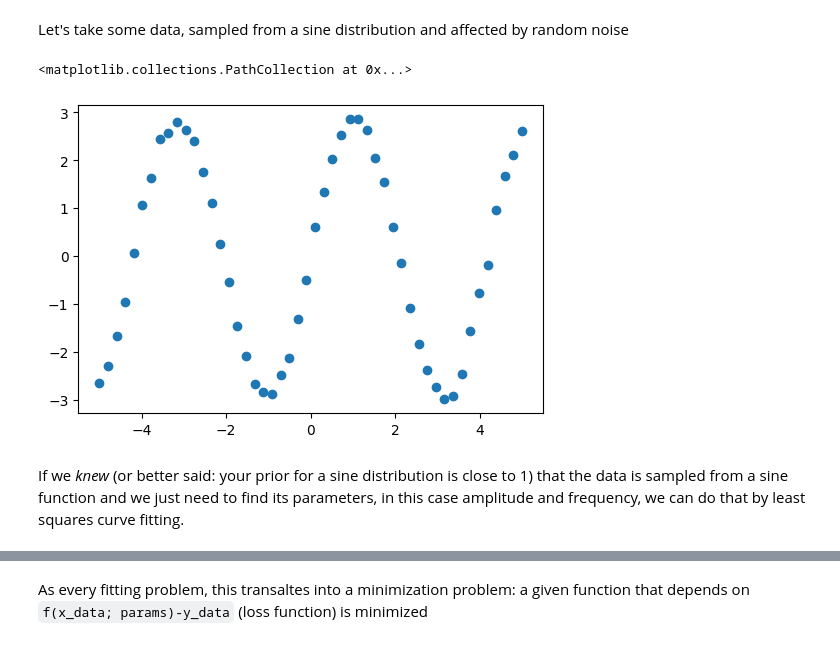
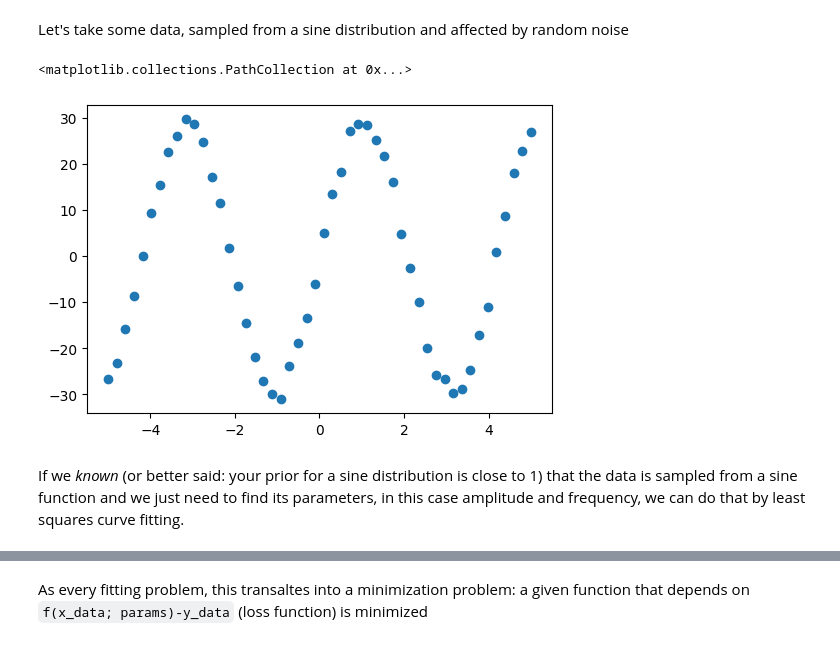
Before and after one commit to miriamzara/LaboratoryOfComputationalPhysics_Y7, a Jupyter notebook: 09_Algorithms/09_Algorithms.ipynb, the cells around one changed output, grey strips where cells are left out. Drawn from its saved outputs; the diff is of its cells as text; code cells hidden in the pictures.

```diff
--- a/09_Algorithms/09_Algorithms.ipynb
+++ b/09_Algorithms/09_Algorithms.ipynb
@@ -73,16 +72,16 @@ Image("xkcd_curve_fitting.png")
 Let's take some data, sampled from a sine distribution and affected by random noise
 # %%
 x_data = np.linspace(-5, 5, num=50)
-y_data = 2.9 * np.sin(1.5 * x_data) + 0.1 * np.random.normal(size=50)
+y_data = 29 * np.sin(1.5 * x_data) + np.random.normal(size=50)
 
 import matplotlib.pyplot as plt
 plt.figure(figsize=(6, 4))
 plt.scatter(x_data, y_data)
 # %% [output]
 <matplotlib.collections.PathCollection at 0x...>
-[figure, old version]
+[figure, new version]
 # %% [markdown]
-If we *knew* (or better said: your prior for a sine distribution is close to 1) that the data is sampled from a sine function and we just need to find its parameters, in this case amplitude and frequency, we can do that by least squares curve fitting.
+If we *known* (or better said: your prior for a sine distribution is close to 1) that the data is sampled from a sine function and we just need to find its parameters, in this case amplitude and frequency, we can do that by least squares curve fitting.
 # %%
 def f(x, A, nu):
     return A * np.sin(nu * x)
```
Also changed, not shown: parts of 45 cells of this notebook, 2 other files.
